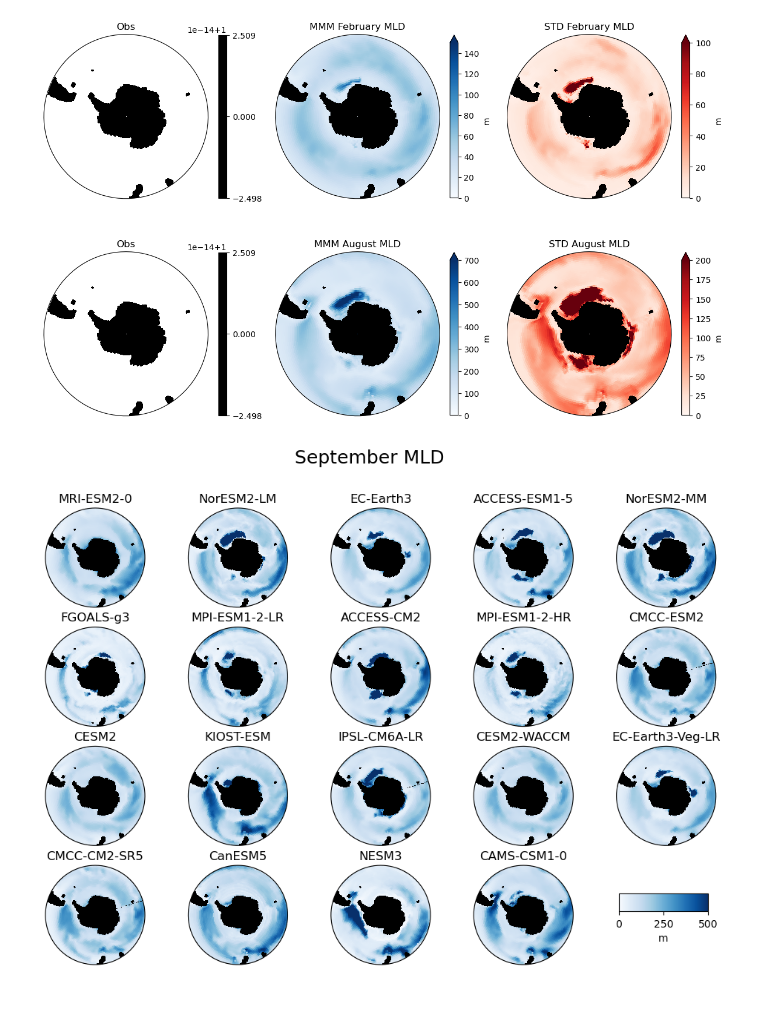
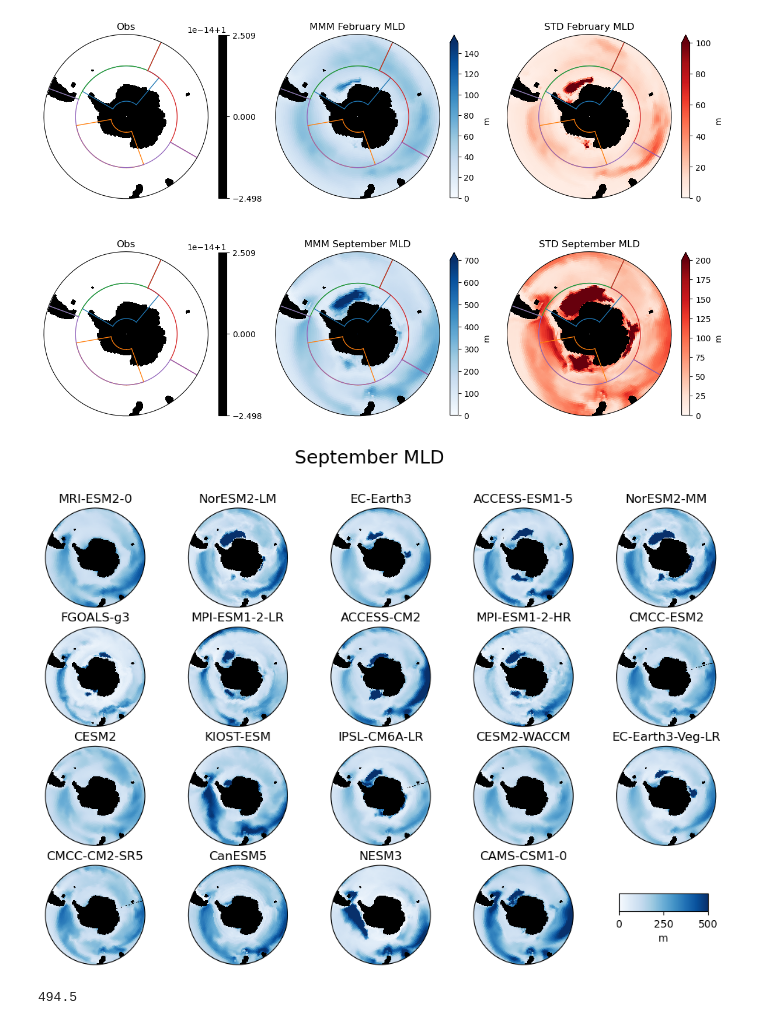
Before and after one commit to wghuneke/CMIP7_SouthernOcean, a Jupyter notebook: code/mld.ipynb, the cells around one changed output. Cells and saved outputs as stored; diff of their text form; code cells hidden in the pictures.

```diff
--- a/code/mld.ipynb
+++ b/code/mld.ipynb
@@ -23,11 +23,11 @@ for p in paths:
 for m in list(ds.keys())[1:]:
     ds[m]['time'] = ds['MRI-ESM2-0']['time'].values
 # %%
-ds = xr.Dataset(ds).to_dataarray()
+ds = xr.Dataset(ds).to_dataarray().rename({'variable':'model'})
 # %%
-ds_feb = ds.groupby('time.month').mean('time').isel(month=1)
+ds_feb = ds.groupby('time.month').mean('time').sel(month=2)
 # %%
-ds_aug = ds.groupby('time.month').mean('time').isel(month=7)
+ds_sep = ds.groupby('time.month').mean('time').sel(month=9)
 # %%
 land_mask = np.where(np.any(np.isnan(ds), axis=0), 1, np.nan)[0,:,:]
 land_mask[23:,73]=np.nan
@@ -51,37 +50,70 @@ for ax in axs.flatten():
     theta = np.linspace(0, 2 * np.pi, 100)
     center, radius = [0.5, 0.5], 0.5
     verts = np.vstack([np.sin(theta), np.cos(theta)]).T
     circle = mpath.Path(verts * radius + center)
     ax.set_boundary(circle, transform=ax.transAxes)
     if ax not in [axs[0,0], axs[1,0]]:
         land_mask.plot.contourf(ax=ax, colors=['k'], add_colorbar=False, zorder=2,
                                 transform=ccrs.PlateCarree())
     else:
         land_mask.plot.contourf(ax=ax, colors=['k'], cbar_kwargs={'shrink':.7}, zorder=2,
                                 transform=ccrs.PlateCarree())
+    lat = -80; lon = np.linspace(-60,40,100)
+    ax.plot(lon, np.full_like(lon, lat), color='C0', linewidth=1, transform=ccrs.PlateCarree())
+    ax.plot([-60,-60], [-80,-58], color='C0', linewidth=1, transform=ccrs.PlateCarree())
+    ax.plot([40,40], [-80,-58], color='C0', linewidth=1, transform=ccrs.PlateCarree())
+    lat = -58; lon = np.linspace(-60,40,100)
+    ax.plot(lon, np.full_like(lon, lat), color='C0', linewidth=1, transform=ccrs.PlateCarree())
 
-ds_feb.mean('variable').plot(ax=axs[0,1], vmin=0, vmax=150, cmap='Blues', zorder=1,
+    lat = -80; lon = np.linspace(-180,-100,100)
+    ax.plot(lon, np.full_like(lon, lat), color='C1', linewidth=1, transform=ccrs.PlateCarree())
+    lon = np.linspace(160,180,100)
+    ax.plot(lon, np.full_like(lon, lat), color='C1', linewidth=1, transform=ccrs.PlateCarree())
+    ax.plot([160,160], [-80,-58], color='C1', linewidth=1, transform=ccrs.PlateCarree())
+    ax.plot([-100,-100], [-80,-58], color='C1', linewidth=1, transform=ccrs.PlateCarree())
+    lat = -58; lon = np.linspace(-180,-100,100)
+    ax.plot(lon, np.full_like(lon, lat), color='C1', linewidth=1, transform=ccrs.PlateCarree())
+    lon = np.linspace(160,180,100)
+    ax.plot(lon, np.full_like(lon, lat), color='C1', linewidth=1, transform=ccrs.PlateCarree())
+
+    ax.plot([290,290], [-58,-40], color='C2', linewidth=1, transform=ccrs.PlateCarree())
+    ax.plot([25,25], [-58,-40], color='C2', linewidth=1, transform=ccrs.PlateCarree())
+    lat = -58; lon = np.linspace(-70,25,100)
+    ax.plot(lon, np.full_like(lon, lat), color='C2', linewidth=1, transform=ccrs.PlateCarree())
+
+    ax.plot([25,25], [-58,-40], color='C3', linewidth=1, transform=ccrs.PlateCarree())
+    ax.plot([120,120], [-58,-40], color='C3', linewidth=1, transform=ccrs.PlateCarree())
+    lat = -58; lon = np.linspace(25,120,100)
+    ax.plot(lon, np.full_like(lon, lat), color='C3', linewidth=1, transform=ccrs.PlateCarree())
+
+    ax.plot([120,120], [-58,-40], color='C4', linewidth=1, transform=ccrs.PlateCarree())
+    ax.plot([290,290], [-58,-40], color='C4', linewidth=1, transform=ccrs.PlateCarree())
+    lat = -58; lon = np.linspace(120,290,100)
+    ax.plot(lon, np.full_like(lon, lat), color='C4', linewidth=1, transform=ccrs.PlateCarree())
+
+
+ds_feb.mean('model').plot(ax=axs[0,1], vmin=0, vmax=150, cmap='Blues', zorder=1,
                              transform=ccrs.PlateCarree(),
                              cbar_kwargs={'shrink':.7, 'label':'m'})
 
-ds_aug.mean('variable').plot(ax=axs[1,1], vmin=0, vmax=700, cmap='Blues', zorder=1,
+ds_sep.mean('model').plot(ax=axs[1,1], vmin=0, vmax=700, cmap='Blues', zorder=1,
                              transform=ccrs.PlateCarree(),
                              cbar_kwargs={'shrink':.7, 'label':'m'})
 
-ds_feb.std('variable').plot(ax=axs[0,2], vmin=0, vmax=100, cmap='Reds', zorder=1,
+ds_feb.std('model').plot(ax=axs[0,2], vmin=0, vmax=100, cmap='Reds', zorder=1,
                              transform=ccrs.PlateCarree(),
                              cbar_kwargs={'shrink':.7, 'label':'m'})
 
-ds_aug.std('variable').plot(ax=axs[1,2], vmin=0, vmax=200, cmap='Reds', zorder=1,
+ds_sep.std('model').plot(ax=axs[1,2], vmin=0, vmax=200, cmap='Reds', zorder=1,
                              transform=ccrs.PlateCarree(),
                              cbar_kwargs={'shrink':.7, 'label':'m'})
 axs[0,0].set_title('Obs');
 axs[1,0].set_title('Obs');
 axs[0,1].set_title('MMM February MLD');
-axs[1,1].set_title('MMM August MLD');
+axs[1,1].set_title('MMM September MLD');
 axs[0,2].set_title('STD February MLD');
-axs[1,2].set_title('STD August MLD');
+axs[1,2].set_title('STD September MLD');
 plt.tight_layout();
 plt.savefig('/g/data/x77/jn8053/11-CMIP7/MLD_FebAug.jpg', bbox_inches='tight')
 # %% [output]
-[figure, old version]
+[figure, new version]
@@ -103,8 +133,8 @@ for ax in axs:
     land_mask.plot.contourf(ax=ax, colors=['k'], add_colorbar=False, zorder=2,
                             transform=ccrs.PlateCarree())
 n=0
-for v in ds_sep['variable']:
-    c=ds_sep.sel(variable=v).plot(ax=axs[n], vmin=0, vmax=500, cmap='Blues', zorder=1,
+for v in ds_sep['model']:
+    c=ds_sep.sel(model=v).plot(ax=axs[n], vmin=0, vmax=500, cmap='Blues', zorder=1,
                              transform=ccrs.PlateCarree(),
                              add_colorbar=False)
     axs[n].set_title(v.item());
@@ -114,8 +144,12 @@ axs[-1].remove();
 fig.suptitle('September MLD', fontsize=18);
 plt.savefig('/g/data/x77/jn8053/11-CMIP7/MLD_Sep.jpg', bbox_inches='tight')
 # %% [output]
-[figure, old version]
+[figure, new version]
 # %%
 ds_sep_max = ds_sep.max('lat')
+# %%
+989/2
+# %% [output]
+494.5
 # %%
 plt.figure(figsize=(10,3))
```
Also changed, not shown: parts of 15 cells of this notebook.
